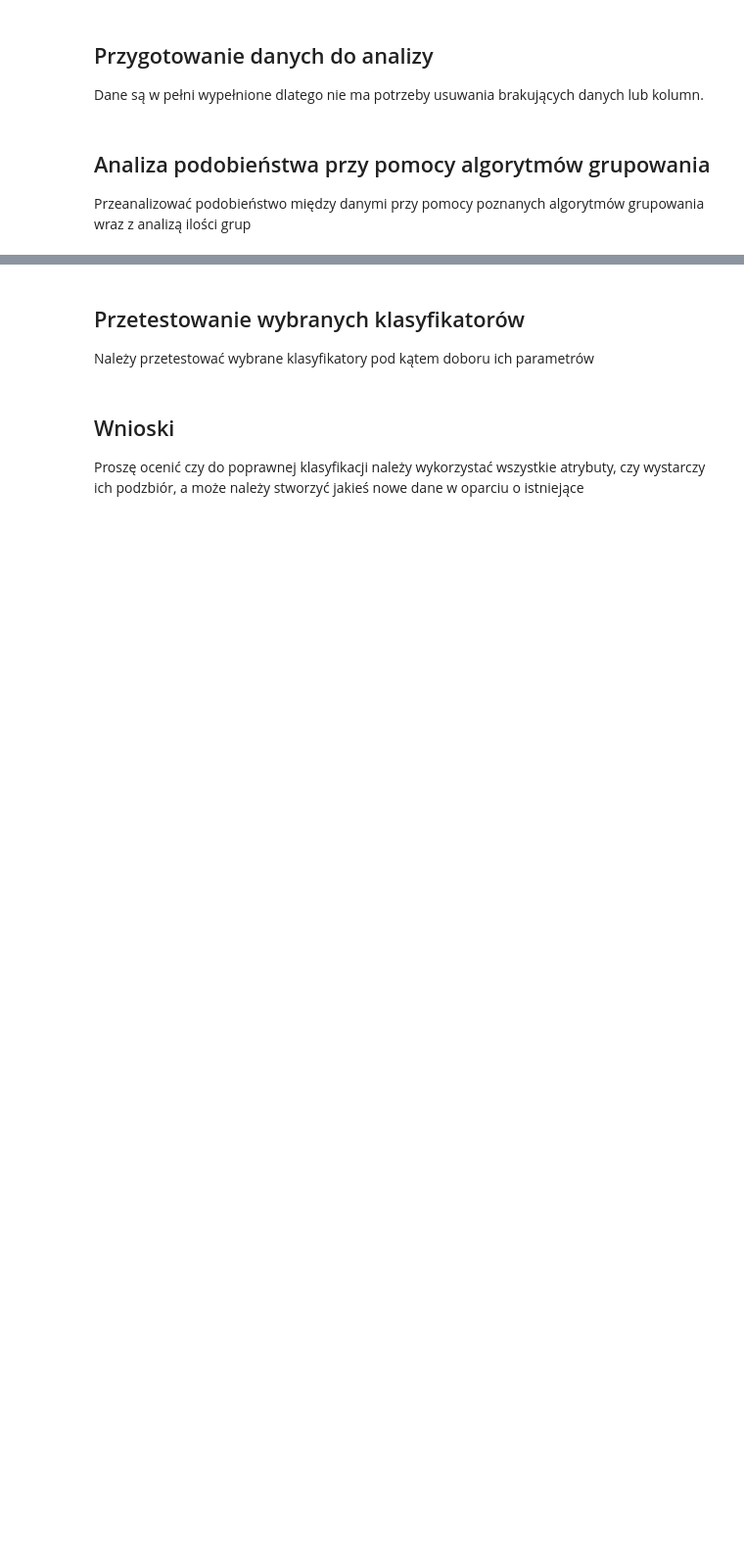
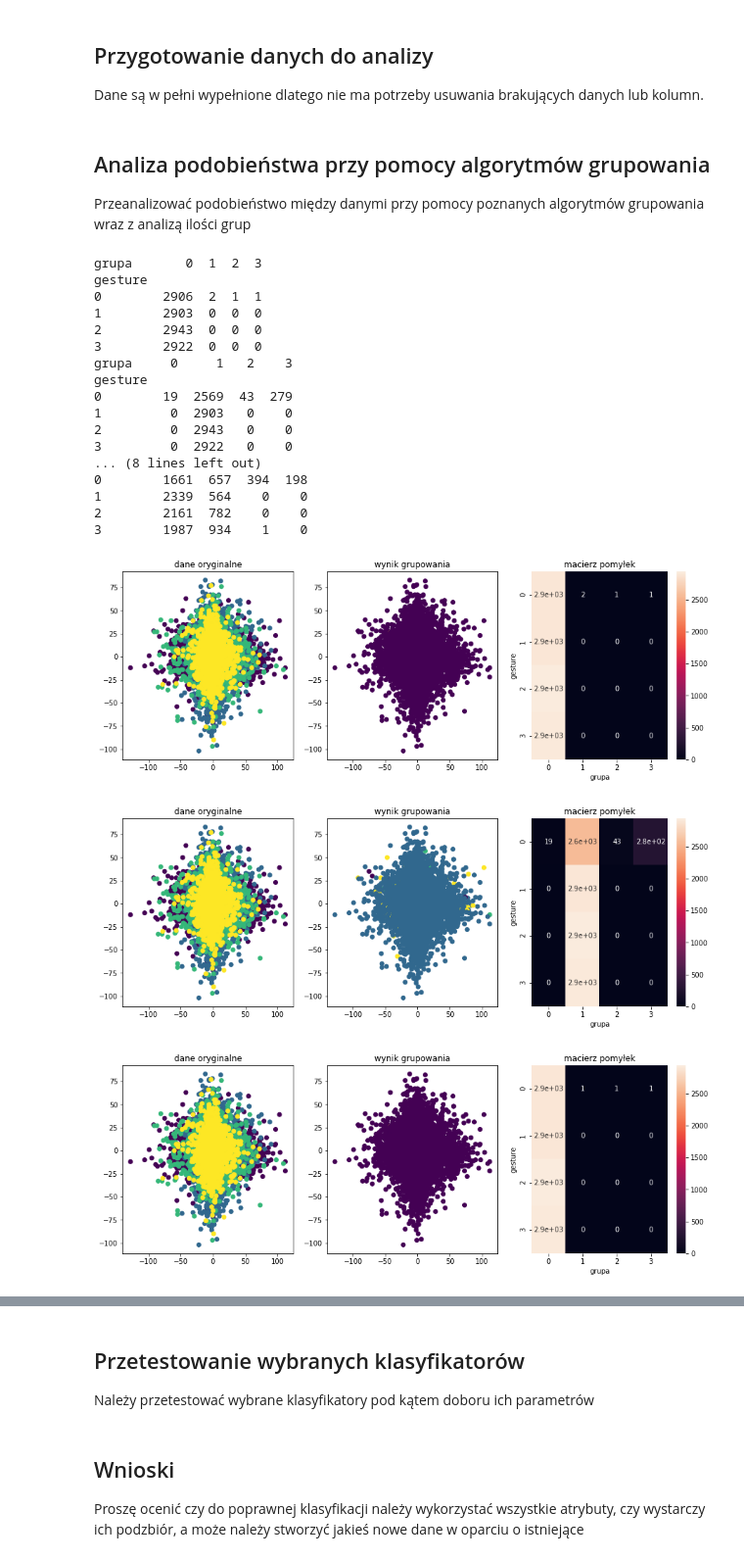
Before and after one commit to dkacperski97/gesture-classification, a Jupyter notebook: gesture-classification.ipynb, the cells around one changed output, grey strips where cells are left out. Shown at 98% size. Drawn from its saved outputs; the diff is of its cells as text; code cells hidden in the pictures; blank space fills up the shorter version.

Commit message:
Added hierarchical cluster analysis

```diff
--- a/gesture-classification.ipynb
+++ b/gesture-classification.ipynb
@@ -114,3 +112,56 @@ Dane są w pełni wypełnione dlatego nie ma potrzeby usuwania brakujących dany
 ## Analiza podobieństwa przy pomocy algorytmów grupowania
 
 Przeanalizować podobieństwo między danymi przy pomocy poznanych algorytmów grupowania wraz z analizą ilości grup
+# %%
+from scipy.cluster.hierarchy import linkage, dendrogram, ward, fcluster
+from sklearn.cluster import AgglomerativeClustering
+
+ile_grup = 4
+sd_copy = sensors_data
+attribute_1 = 'r6_s0'
+attribute_2 = 'r1_s4'
+
+klasa = data['gesture'].astype('category').cat.codes
+
+for index, linkage in enumerate(('average', 'complete', 'single', 'ward')):
+    model = AgglomerativeClustering(linkage=linkage, n_clusters=ile_grup)
+    model.fit(sd_copy)
+    grupa = model.labels_
+
+    plt.figure(figsize=(15,5))
+
+    plt.subplot(1,3,1)
+    plt.scatter( x=data[attribute_1], y=data[attribute_2], c=klasa)
+    plt.title('dane oryginalne')
+
+    plt.subplot(1,3,2)
+    sd_copy['grupa']= model.labels_
+    plt.scatter( x=sensors_data[attribute_1], y=sd_copy[attribute_2], c=grupa)
+    plt.title('wynik grupowania')
+
+    plt.subplot(1,3,3)
+    pomylki = pd.crosstab(data['gesture'], sd_copy['grupa'])
+    print(pomylki)
+    sns.heatmap(pomylki, annot = pomylki)
+    plt.title('macierz pomyłek')
+# %% [output]
+grupa       0  1  2  3
+gesture
+0        2906  2  1  1
+1        2903  0  0  0
+2        2943  0  0  0
+3        2922  0  0  0
+grupa     0     1   2    3
+gesture
+0        19  2569  43  279
+1         0  2903   0    0
+2         0  2943   0    0
+3         0  2922   0    0
+... (8 lines left out)
+0        1661  657  394  198
+1        2339  564    0    0
+2        2161  782    0    0
+3        1987  934    1    0
+[figure, added]
+[figure, added]
+[figure, added]
```
Also changed, not shown: parts of 3 cells of this notebook.
